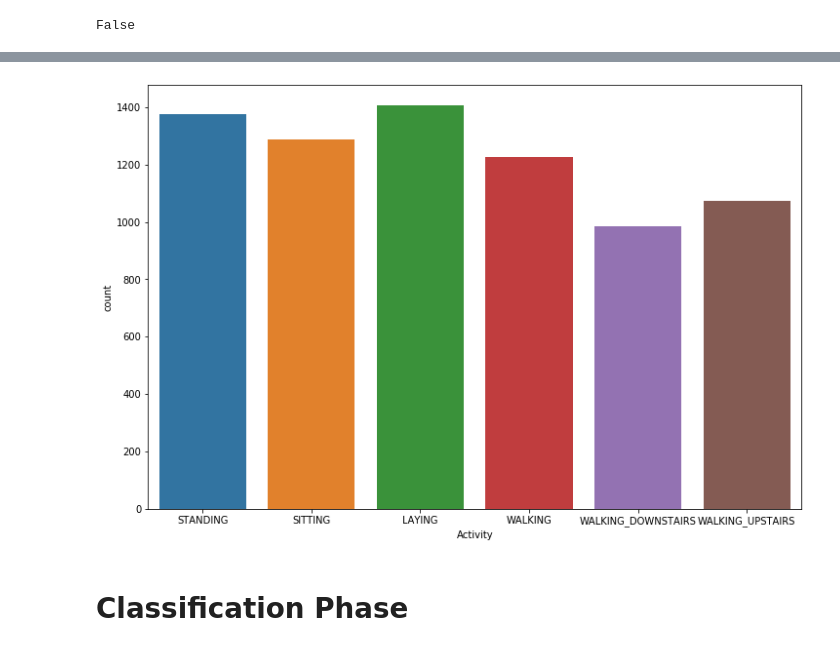
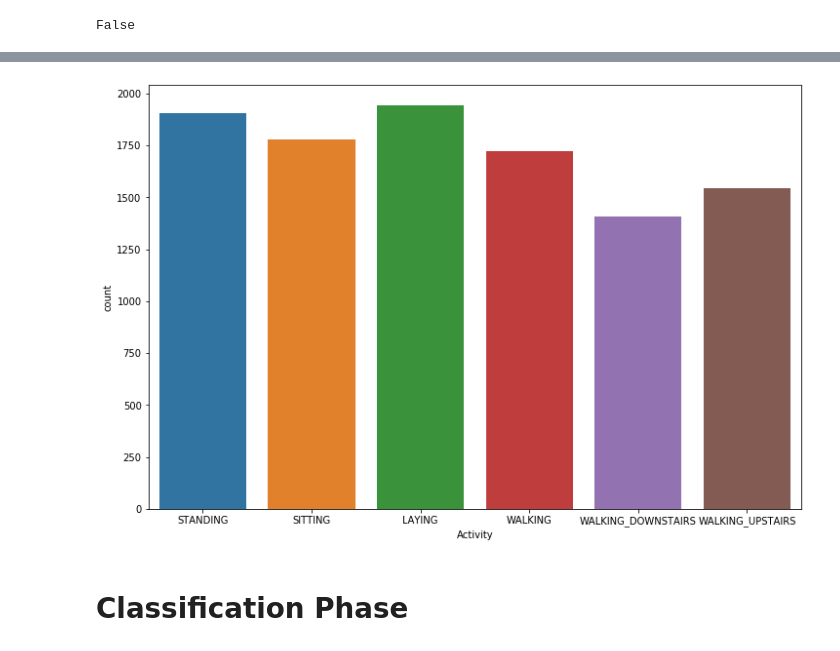
Before and after one commit to yousefkhaled282/Selected_1, a Jupyter notebook: Human Activity Recognition.ipynb, the cells around one changed output, grey strips where cells are left out. Saved outputs shown, nothing was run; the diff lists cells and outputs as text; code cells hidden in the pictures.

```diff
--- a/Human Activity Recognition.ipynb
+++ b/Human Activity Recognition.ipynb
@@ -400,0 +20,2 @@ df_New=pd.read_csv('Humandataset.csv')
+# %%
+df_New.drop(columns='Unnamed: 0',inplace=True)
@@ -422,5 +63,5 @@ df_New.describe()
 # %%
 plt.figure(figsize = (12,8))
-sns.countplot(x = 'Activity', data = df_train);
+sns.countplot(x = 'Activity', data = df_New);
 # %% [output]
-[figure, old version]
+[figure, new version]
```
Also changed, not shown: parts of 44 cells of this notebook, 2 other files.
